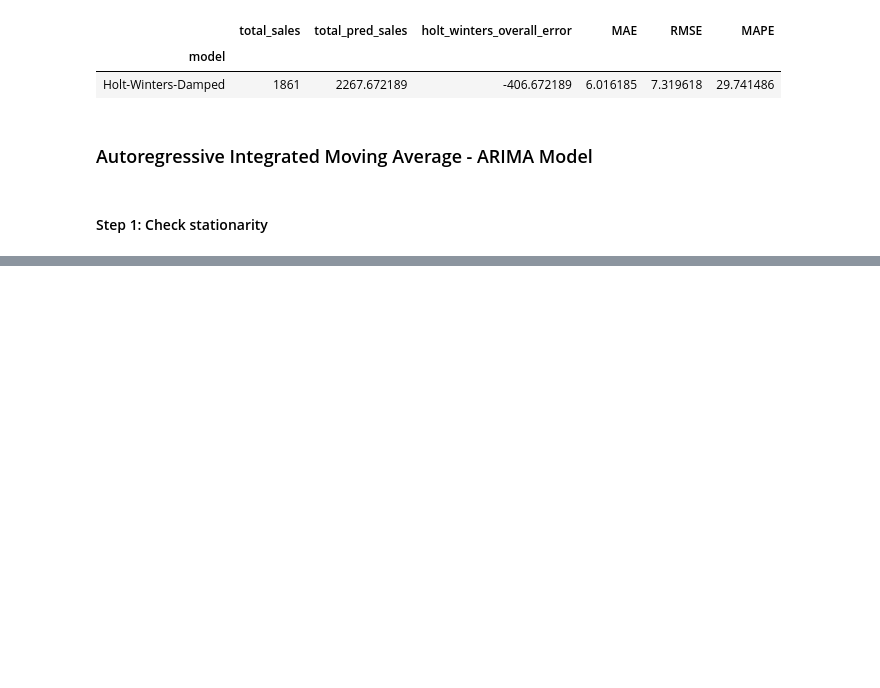
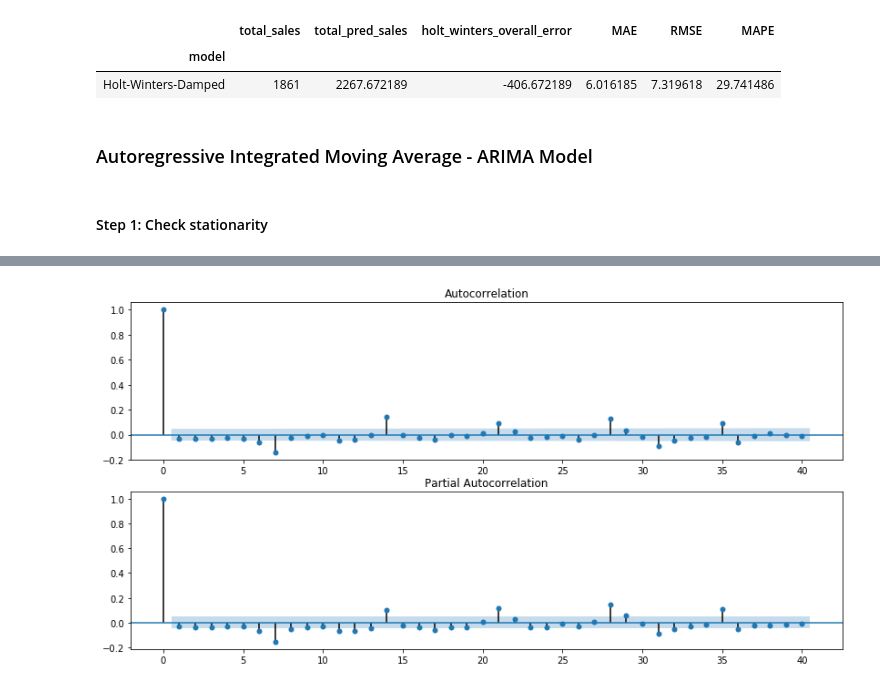
Before and after one commit to akshitvjain/product-sales-forecasting, a Jupyter notebook: notebook-sales-demand-forecasting.ipynb, the cells around one changed output, grey strips where cells are left out. Drawn from its saved outputs; the diff is of its cells as text; code cells hidden in the pictures; blank space fills up the shorter version.

```diff
--- a/notebook-sales-demand-forecasting.ipynb
+++ b/notebook-sales-demand-forecasting.ipynb
@@ -346,0 +386,3 @@ plt.show()
+# %%
+arima_model61 = ARIMA(arima_df.sales, (6,1,0)).fit(disp=False)
+print(arima_model61.summary())
@@ -346,0 +407,8 @@ plt.show()
+# %%
+residuals = arima_model61.resid
+# Checking for seasonality
+fig, ax = plt.subplots(2, figsize=(14,7))
+ax[0] = plot_acf(residuals, ax=ax[0], lags=40)
+ax[1] = plot_pacf(residuals, ax=ax[1], lags=40)
+# %% [output]
+[figure, added]
```
Also changed, not shown: parts of 9 cells of this notebook.
